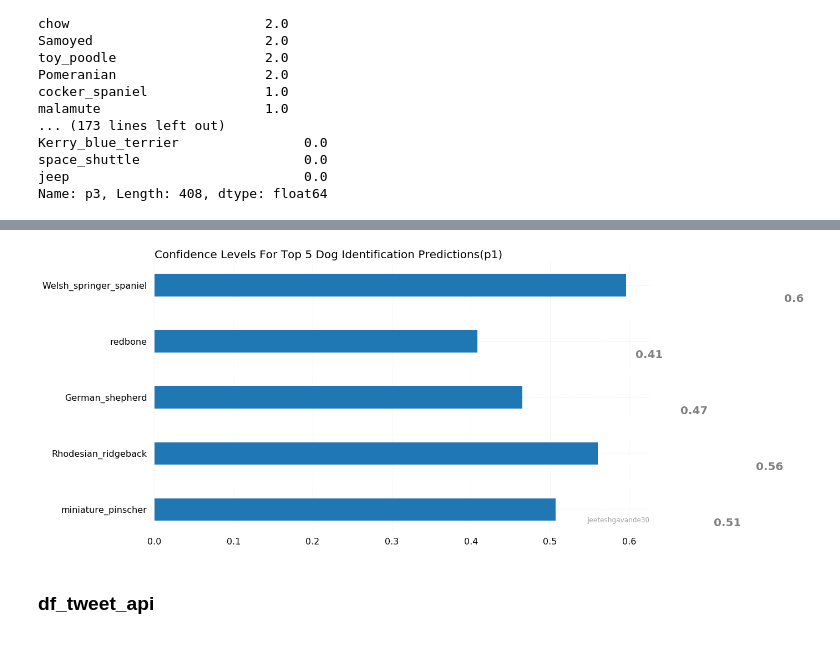
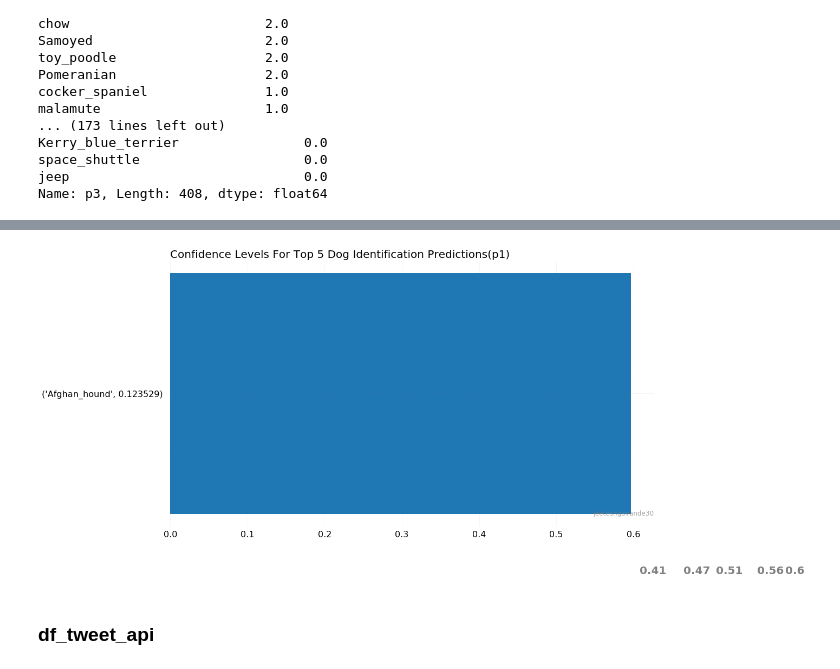
Before and after one commit to sphelps731/Data-Wrangling-and-Modelling, a Jupyter notebook: wrangle_act.ipynb, the cells around one changed output, grey strips where cells are left out. Saved outputs shown, nothing was run; the diff lists cells and outputs as text; code cells hidden in the pictures.

```diff
--- a/wrangle_act.ipynb
+++ b/wrangle_act.ipynb
@@ -489,17 +507,16 @@ df_image_predict
 # %%
-# TEST PLOT NOTES: clean data to restrict confidence levels <= 97, use groupby?  Move visualization to that section.
+# TEST PLOT NOTES: clean data to restrict confidence levels <= 97, use groupby?  Move visualization to the viz section.
 
 # dog_name1_grp = df_image_predict.groupby('p1').groups()
-dog_name1 = df_image_predict['p1'].head()
+# dog_name1 = df_image_predict['p1'].head()
 # dog_name2 = df_image_predict['p2'].head()
 # dog_name3 = df_image_predict['p3'].head()
 
-p1_conf = df_image_predict['p1_conf'].head()
-# df_image_predict.groupby(['p1', 'p1_conf']).groups
+# p1_conf = df_image_predict['p1_conf'].head()
+dog_name1 = df_image_predict.groupby(['p1', 'p1_conf']).groups
 
 # Figure Size
 fig, ax = plt.subplots(figsize =(16, 9))
-
 
 # Horizontal Bar Plot
 ax.barh(dog_name1, p1_conf, height=0.40)
@@ -516,38 +533,37 @@ ax.yaxis.set_ticks_position('none')
 # Add padding between axes and labels
 ax.xaxis.set_tick_params(pad = 5)
 ax.yaxis.set_tick_params(pad = 10)
-
 
 # Add x, y gridlines
 ax.grid(b = True, color ='grey',
         linestyle ='-.', linewidth = 0.5,
         alpha = 0.2)
 
 # Show top values
 ax.invert_yaxis()
 
 # Add annotation to bars
 for i in ax.patches:
     plt.text(i.get_width()+0.2, i.get_y()+0.5,
              str(round((i.get_width()), 2)),
              fontsize = 20, fontweight ='bold',
              color ='grey')
 
 # Add Plot Title
 ax.set_title('Confidence Levels For Top 5 Dog Identification Predictions(p1)',
              fontsize=20, loc ='left', )
 plt.xticks(size=16)
 plt.yticks(size=16)
 
 # Add Text watermark
 fig.text(0.9, 0.15, 'Jeeteshgavande30', fontsize = 12,
          color ='grey', ha ='right', va ='bottom',
          alpha = 0.7)
 
 # Show Plot
 plt.show()
 # %% [output]
-[figure, old version]
+[figure, new version]
 # %% [markdown]
 ### **df_tweet_api**
 # %%
```
Also changed, not shown: parts of 1 cell of this notebook.
